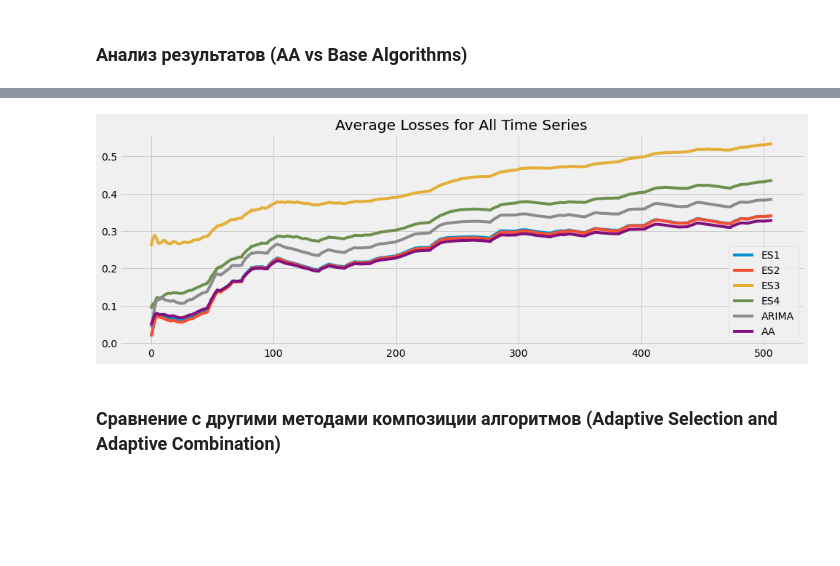
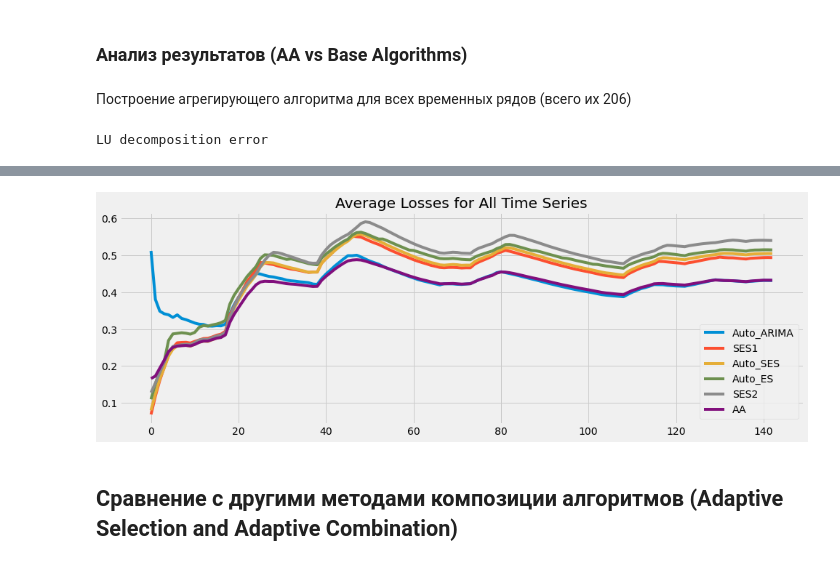
Before and after one commit to aromanenko/AggregatingAlgorithm, a Jupyter notebook: DFA_forecast.ipynb, the cells around one changed output, grey strips where cells are left out. Cells and saved outputs as stored; diff of their text form; code cells hidden in the pictures; blank space fills up the shorter version.

```diff
--- a/DFA_forecast.ipynb
+++ b/DFA_forecast.ipynb
@@ -144,2 +369,4 @@ Theoretical bound met
 # %% [markdown]
 ### Анализ результатов (AA vs Base Algorithms)
+# %% [markdown]
+Построение агрегирующего алгоритма для всех временных рядов (всего их 206)
@@ -146,2 +384,5 @@ Theoretical bound met
 # %%
-pred_dict, losses_dict = get_all_predictions(ts_dict, 5, base_alg_list, omega_mode="basic", best_m=best_m, bins=10)
+# pred_dict, losses_dict = get_all_predictions(train_dict, test_dict, 0, base_alg_list, grid_params,
+#                                              omega_mode="basic", best_m="optim", is_exog=True, bins=10)
+# %% [output]
+LU decomposition error
@@ -154,6 +403,8 @@ for sku, losses in losses_dict.items():
 # %%
 fig, ax = plt.subplots(1, figsize=(15,5))
 
-plot_total_losses(losses_508_dict, ax, "Average Losses for All Time Series",
-                  ['ES1', 'ES2', 'ES3', 'ES4', 'ARIMA', 'AA'])
+plot_total_losses(losses_dict, ax, "Average Losses for All Time Series",
+                  ['SES1', 'SES2', 'ES1', 'ES1', 'ES3',
+                   'Auto_ARIMA', 'Auto_SES', 'Auto_ES', 'AA'],
+                  number_to_plot=5)
 # %% [output]
@@ -166,3 +417,3 @@ AA: 0.243392508918789
-[figure, old version]
+[figure, new version]
 # %% [markdown]
-###  Сравнение с другими методами композиции алгоритмов (Adaptive Selection and Adaptive Combination)
+##  Сравнение с другими методами композиции алгоритмов (Adaptive Selection and Adaptive Combination)
```
Also changed, not shown: parts of 46 cells of this notebook, 5 other files.
